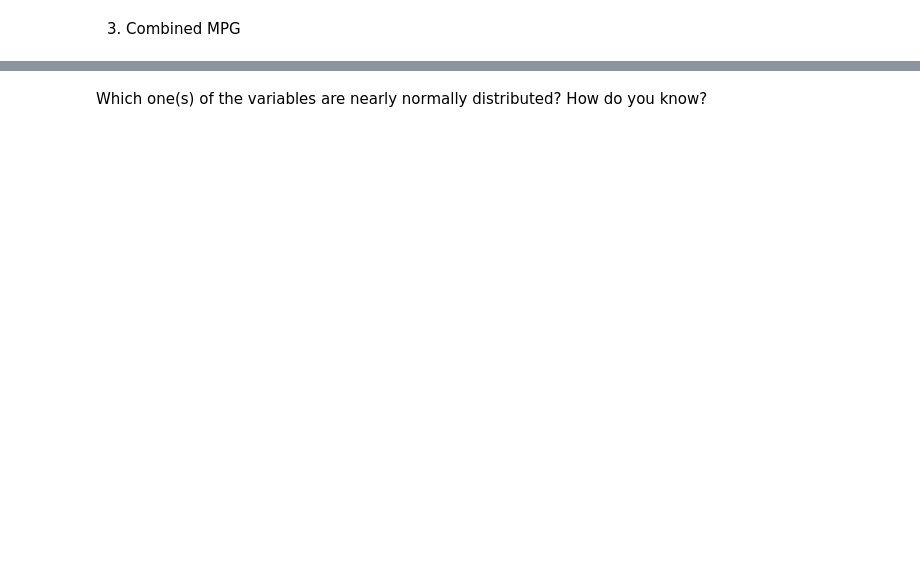
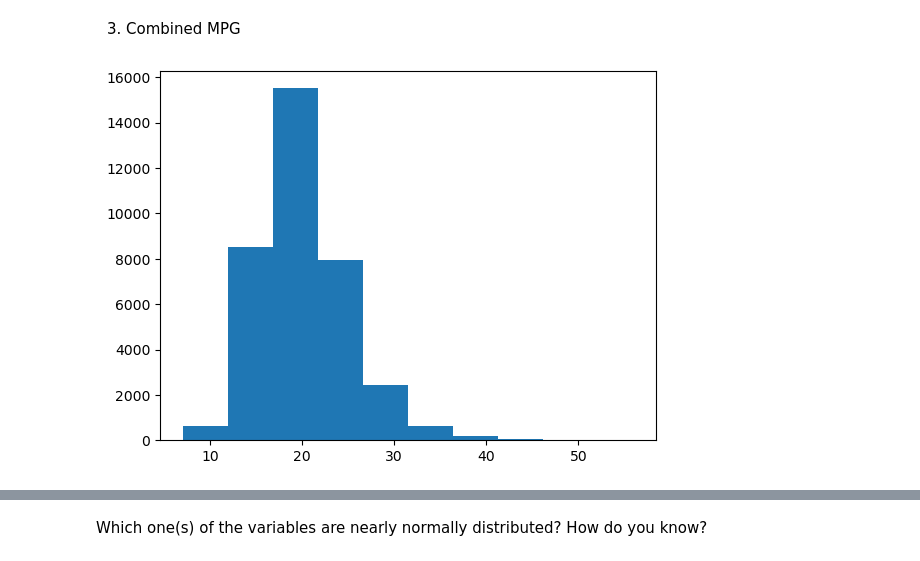
Before and after one commit to ironhack-labs/lab-continuous-probability-distributions-en, a Jupyter notebook: your-code/main.ipynb, the cells around one changed output, grey strips where cells are left out. Drawn from its saved outputs; the diff is of its cells as text; code cells hidden in the pictures; blank space fills up the shorter version.

```diff
--- a/your-code/main.ipynb
+++ b/your-code/main.ipynb
@@ -234,4 +271,10 @@ Then plot the histograms for the following variables:
 # %% [markdown]
 3. Combined MPG
+# %%
+# your code here
+plt.hist(df["Combined MPG"])
+plt.show()
+# %% [output]
+[figure, added]
 # %%
 # your code here
```
Also changed, not shown: parts of 20 cells of this notebook.
